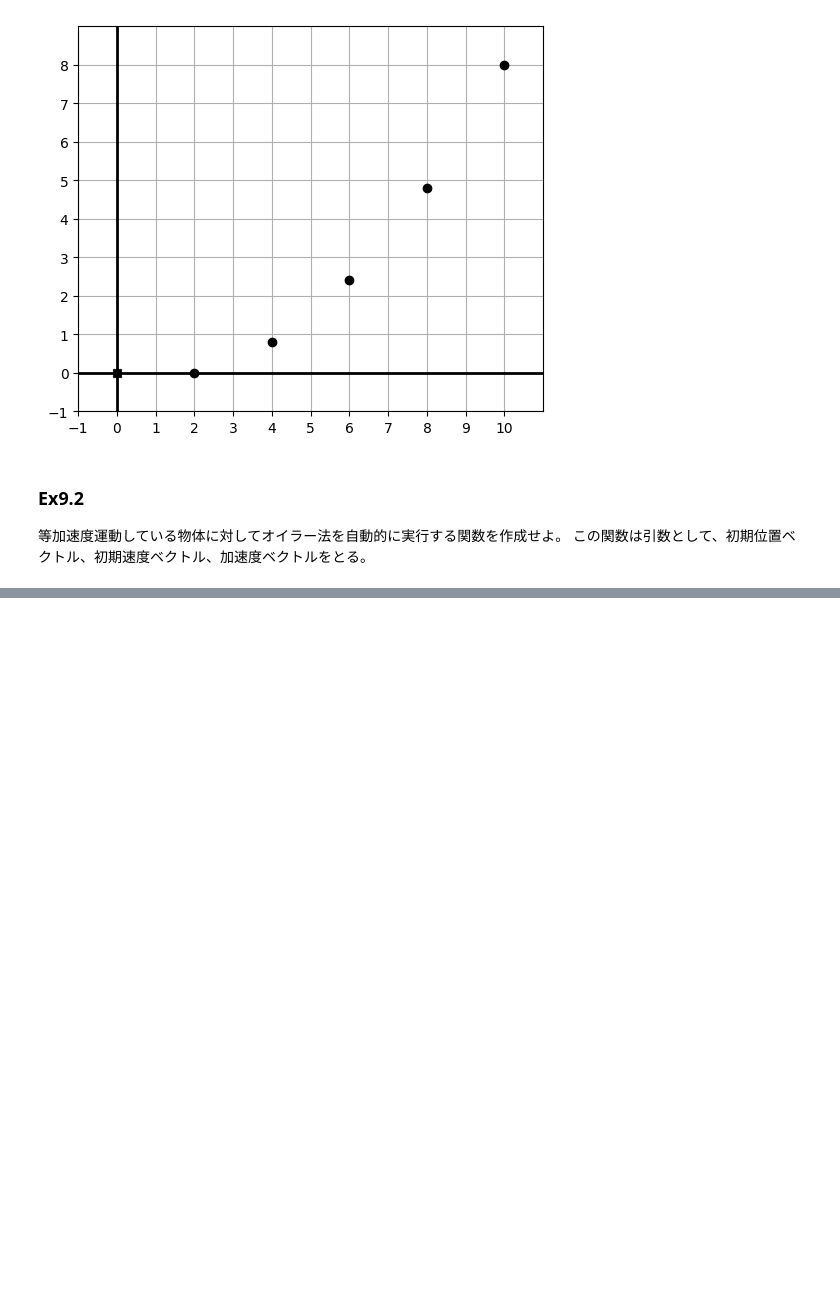
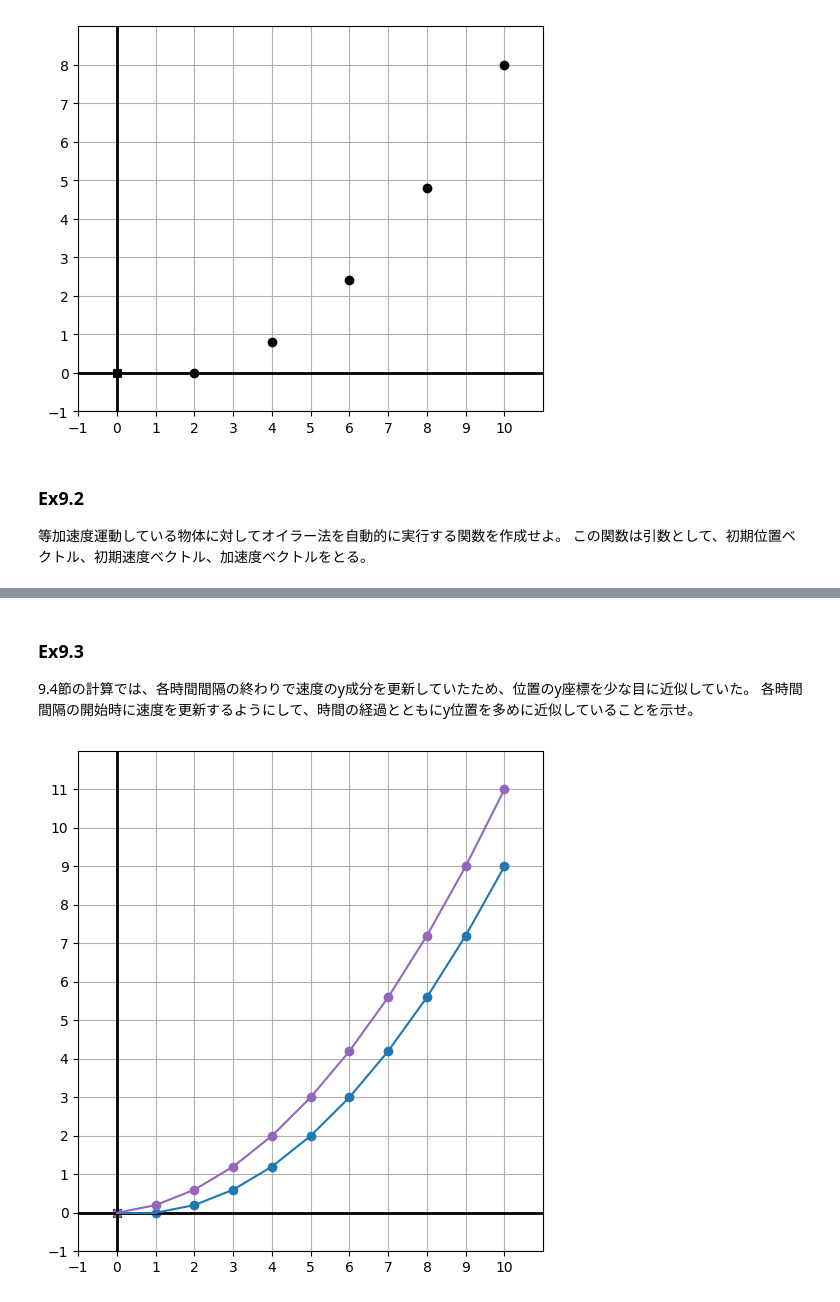
Before and after one commit to kjmatsuda/Math-for-Programmers, a Jupyter notebook: Chapter_09/ex9.ipynb, the cells around one changed output, grey strips where cells are left out. Cells and saved outputs as stored; diff of their text form; code cells hidden in the pictures; blank space fills up the shorter version.

```diff
--- a/Chapter_09/ex9.ipynb
+++ b/Chapter_09/ex9.ipynb
@@ -48,0 +47,30 @@ def eulers_method(s0,v0,a,total_time,step_count):
+# %% [markdown]
+### Ex9.3
+9.4節の計算では、各時間間隔の終わりで速度のy成分を更新していたため、位置のy座標を少な目に近似していた。
+各時間間隔の開始時に速度を更新するようにして、時間の経過とともにy位置を多めに近似していることを示せ。
+# %%
+def eulers_method_overapprox(s0,v0,a,total_time,step_count):
+    positions = [s0]
+    s = s0
+    v = v0
+    dt = total_time/step_count
+    for _ in range(0,step_count):
+        v = add(v,scale(dt,a))
+        s = add(s,scale(dt,v))
+        positions.append(s)
+    return positions
+
+
+approx10 = eulers_method((0,0),(1,0),(0,0.2),10,10)
+approx10_overapprox = eulers_method_overapprox((0,0),(1,0),(0,0.2),10,10)
+
+from draw2d import *
+from colors import *
+draw2d(
+    Points2D(*approx10, color=blue),
+    *[Segment2D(t,h,color=blue) for (h,t) in pairs(approx10)],
+    Points2D(*approx10_overapprox, color=purple),
+    *[Segment2D(t,h,color=purple) for (h,t) in pairs(approx10_overapprox)]
+    )
+# %% [output]
+[figure, added]
```
Also changed, not shown: parts of 8 cells of this notebook.
